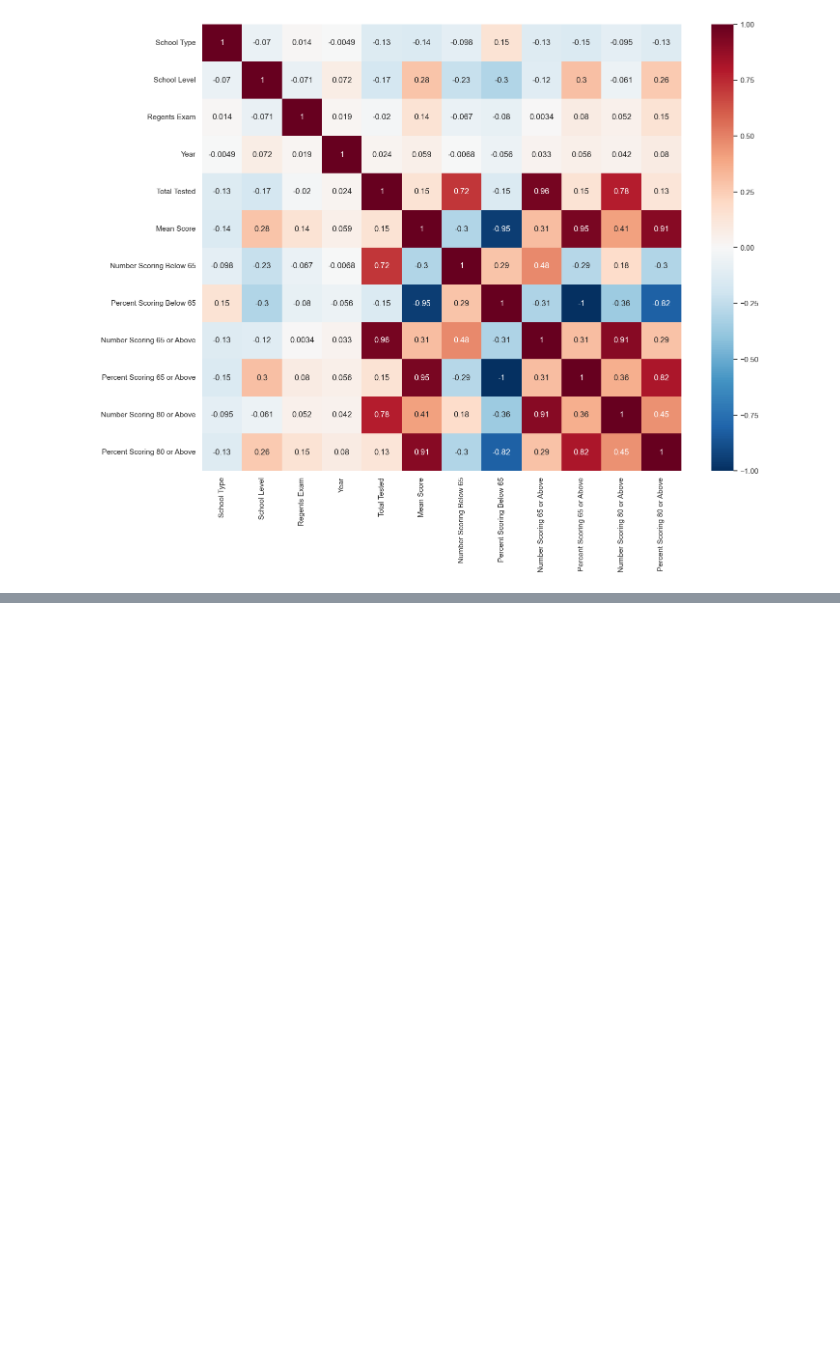
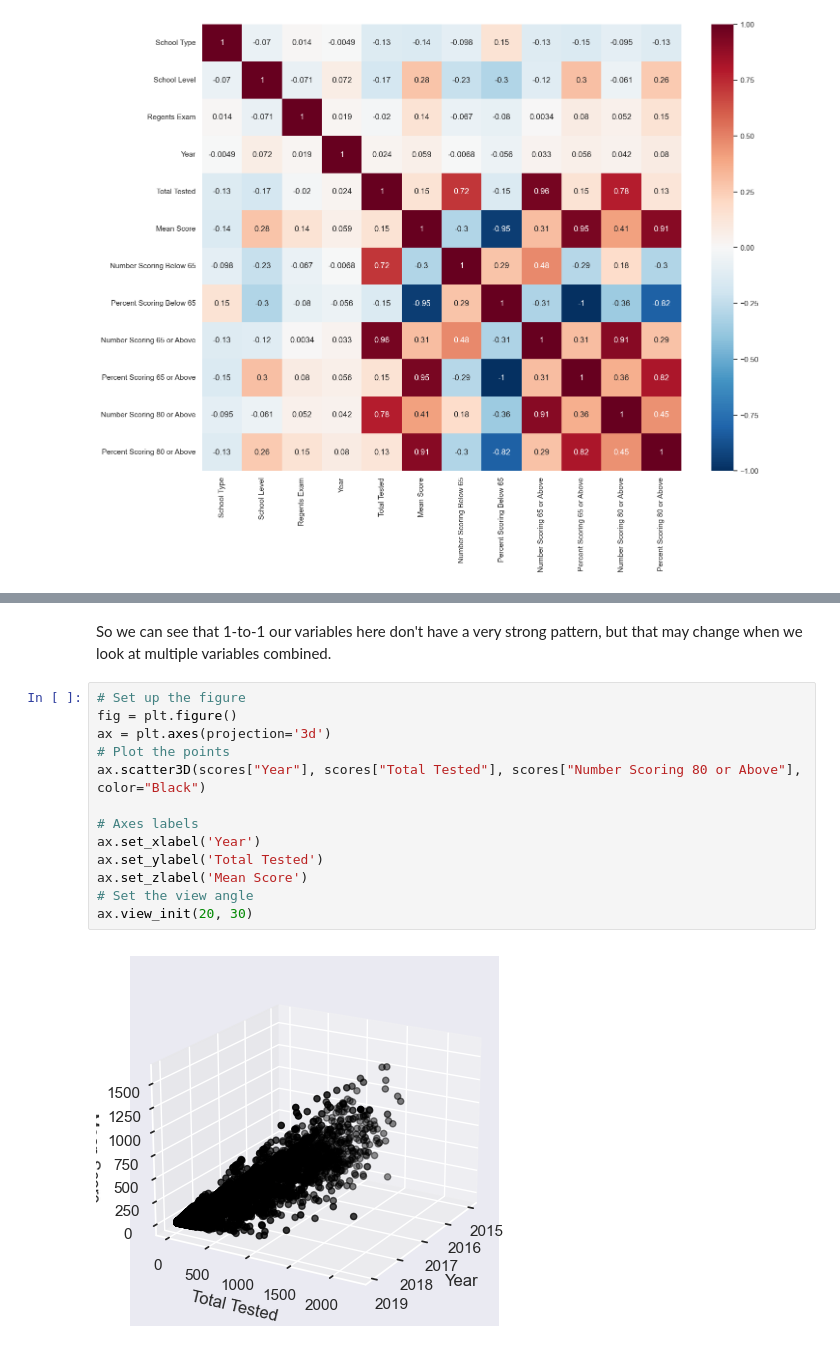
Before and after one commit to jackr276/Manhattan-Data-Regression-Analysis, a Jupyter notebook: NYS REGENTS Scores.ipynb, the cells around one changed output, grey strips where cells are left out. Drawn from its saved outputs; the diff is of its cells as text; blank space fills up the shorter version.

Commit message:
work on data visualization and splitting

```diff
--- a/NYS REGENTS Scores.ipynb
+++ b/NYS REGENTS Scores.ipynb
@@ -311,0 +282,17 @@ for idx in range(len(columns)):
+# %% [markdown]
+So we can see that 1-to-1 our variables here don't have a very strong pattern, but that may change when we look at multiple variables combined.
+# %%
+# Set up the figure
+fig = plt.figure()
+ax = plt.axes(projection='3d')
+# Plot the points
+ax.scatter3D(scores["Year"], scores["Total Tested"], scores["Number Scoring 80 or Above"], color="Black")
+
+# Axes labels
+ax.set_xlabel('Year')
+ax.set_ylabel('Total Tested')
+ax.set_zlabel('Mean Score')
+# Set the view angle
+ax.view_init(20, 30)
+# %% [output]
+[figure, added]
```
Also changed, not shown: parts of 5 cells of this notebook.
